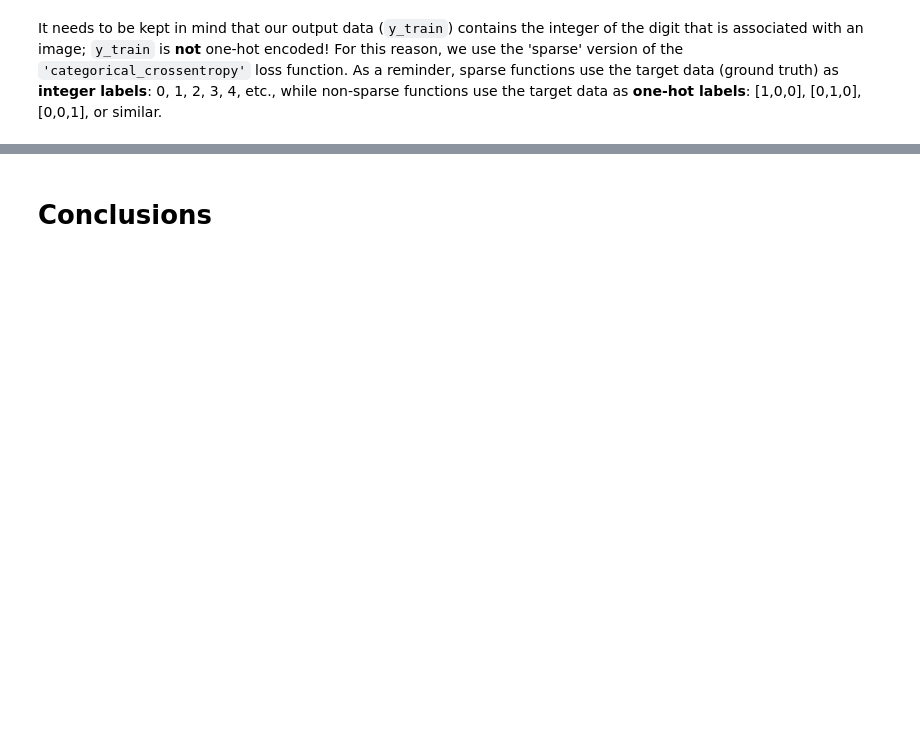
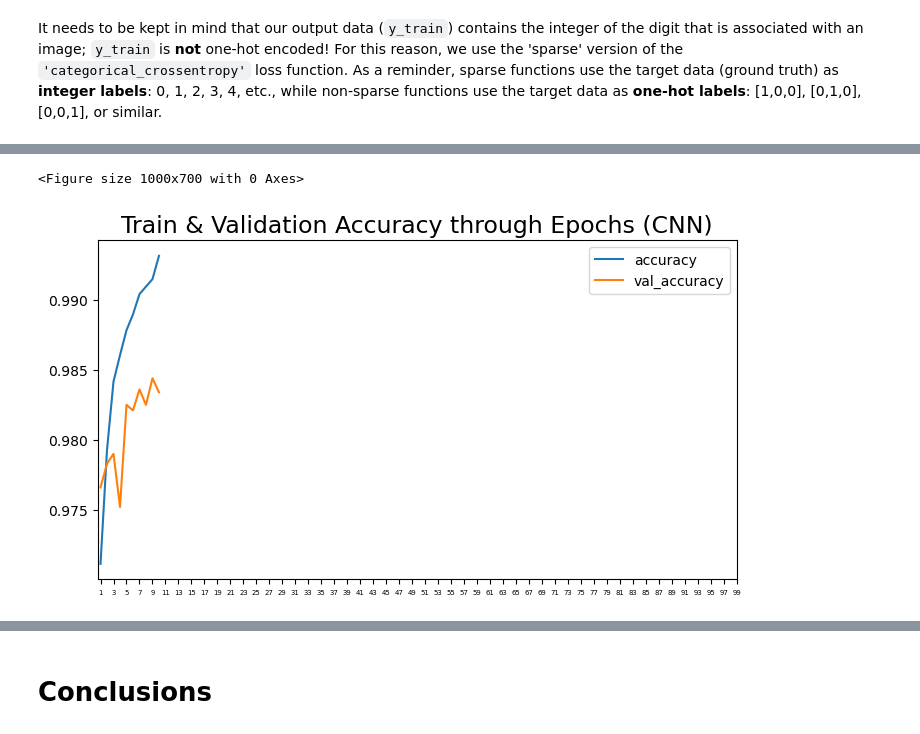
Before and after one commit to Gregoritsch3/DL_Digit_Recognition, a Jupyter notebook: DL_DigitRecognition.ipynb, the cells around one changed output, grey strips where cells are left out. Cells and saved outputs as stored; diff of their text form; code cells hidden in the pictures; blank space fills up the shorter version.

```diff
--- a/DL_DigitRecognition.ipynb
+++ b/DL_DigitRecognition.ipynb
@@ -299,3 +356,16 @@ plt.show()
+# %%
+#Plotting accuracy through different epochs
+fig = plt.figure(figsize=(10,7))
+(history_cnn[['accuracy', 'val_accuracy']]).plot(figsize=(8,5))
+plt.title("Train & Validation Accuracy through Epochs (CNN)", fontsize=17)
+plt.tight_layout(pad=4)
+ticks = np.arange(0,100,2)
+plt.xticks(ticks=ticks, labels=[i+1 for i in ticks], fontsize=5)
+plt.savefig("images/Acc_Val_Acc_CNN.png", bbox_inches="tight")
+plt.show()
+# %% [output]
+<Figure size 1000x700 with 0 Axes>
+[figure, added]
 # %%
 print('---------------------------------------------------------\nTEST SET:\n---------------------------------------------------------')
 y_preds_cnn = model_cnn.predict(X_test, verbose=True)
```
Also changed, not shown: parts of 22 cells of this notebook, 17 other files.
